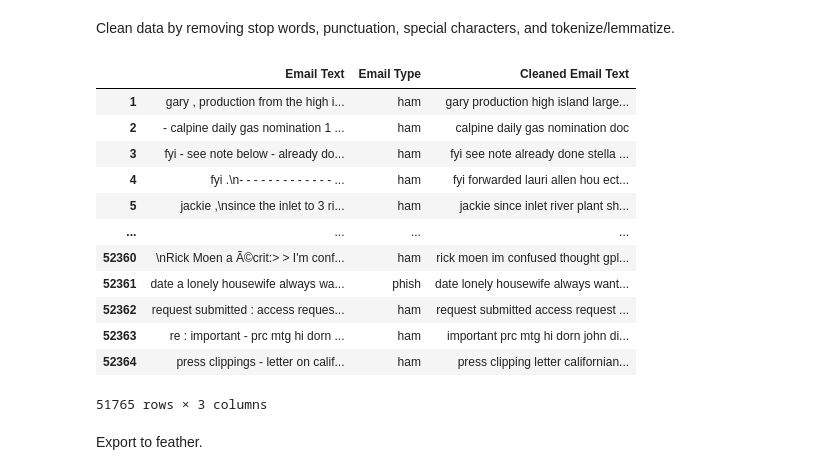
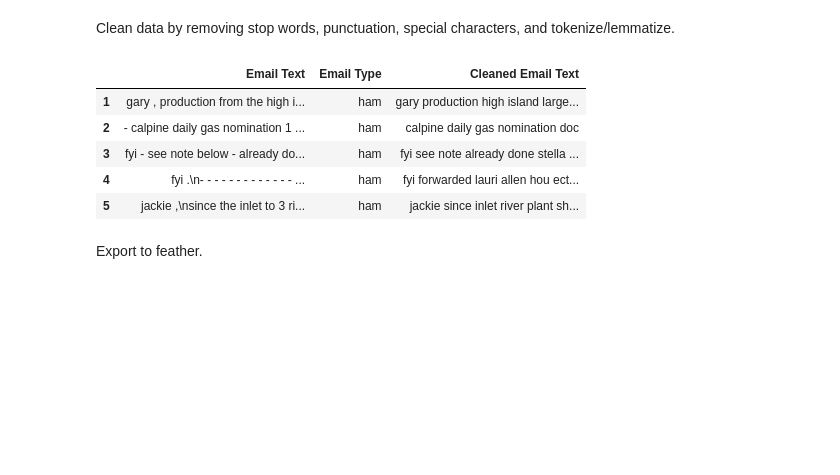
Before and after one commit to Prokope45/PsyberWatch, a Jupyter notebook: 2. Data Cleaning.ipynb, the cells around one changed output. Drawn from its saved outputs; the diff is of its cells as text; code cells hidden in the pictures; blank space fills up the shorter version.

```diff
--- a/2. Data Cleaning.ipynb
+++ b/2. Data Cleaning.ipynb
@@ -116,21 +133,14 @@ Clean data by removing stop words, punctuation, special characters, and tokenize
 # %%
 cleaned_email_df = email_df.copy()
 cleaned_email_df["Cleaned Email Text"] = email_df["Email Text"].apply(clean_text)
-cleaned_email_df
+cleaned_email_df.head()
 # %% [output]
 |  | Email Text | Email Type | Cleaned Email Text |
 | 1 | gary , production from the high i... | ham | gary production high island large... |
 | 2 | - calpine daily gas nomination 1 ... | ham | calpine daily gas nomination doc |
 | 3 | fyi - see note below - already do... | ham | fyi see note already done stella ... |
 | 4 | fyi .\n- - - - - - - - - - - - - ... | ham | fyi forwarded lauri allen hou ect... |
 | 5 | jackie ,\nsince the inlet to 3 ri... | ham | jackie since inlet river plant sh... |
-| ... | ... | ... | ... |
-| 52360 | \nRick Moen a Ã©crit:> > I'm conf... | ham | rick moen im confused thought gpl... |
-| 52361 | date a lonely housewife always wa... | phish | date lonely housewife always want... |
-| 52362 | request submitted : access reques... | ham | request submitted access request ... |
-| 52363 | re : important - prc mtg hi dorn ... | ham | important prc mtg hi dorn john di... |
-| 52364 | press clippings - letter on calif... | ham | press clipping letter californian... |
-51765 rows × 3 columns
 # %% [markdown]
 Export to feather.
 # %%
```
Also changed, not shown: parts of 4 cells of this notebook, 7 other files.
